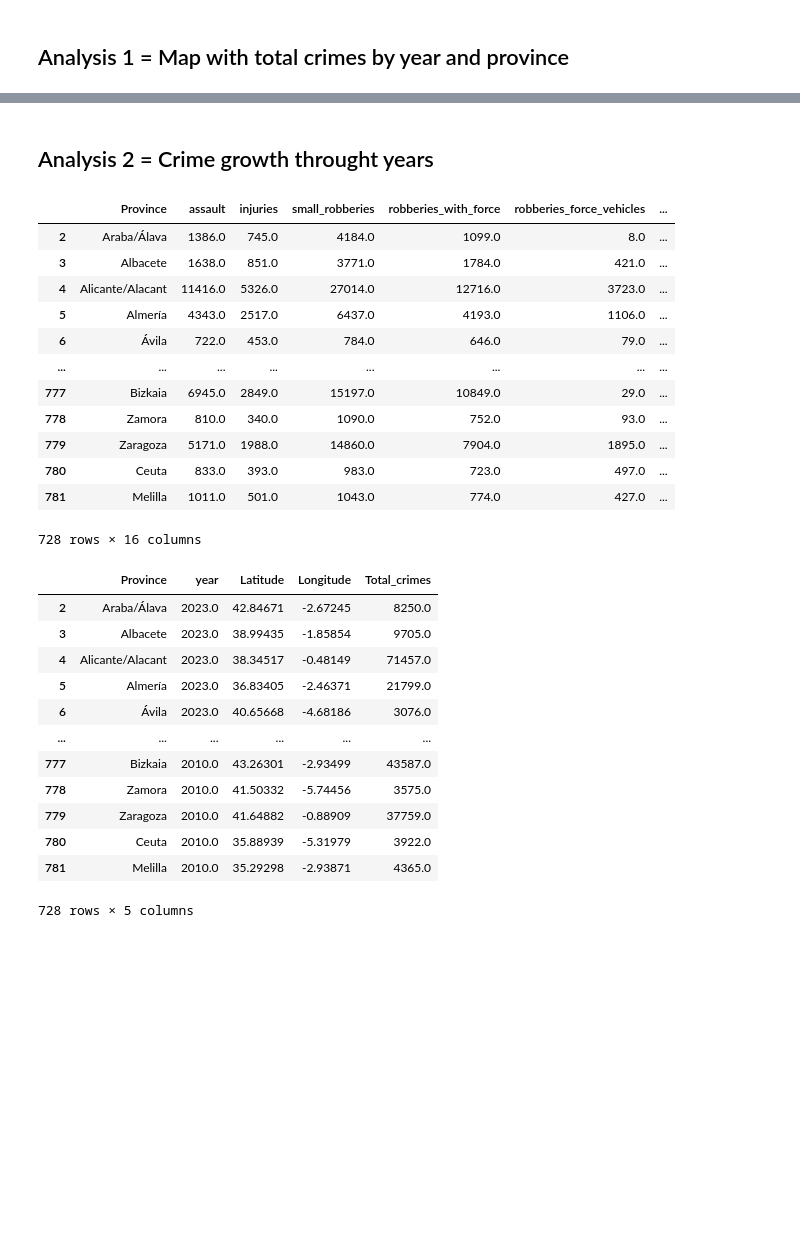
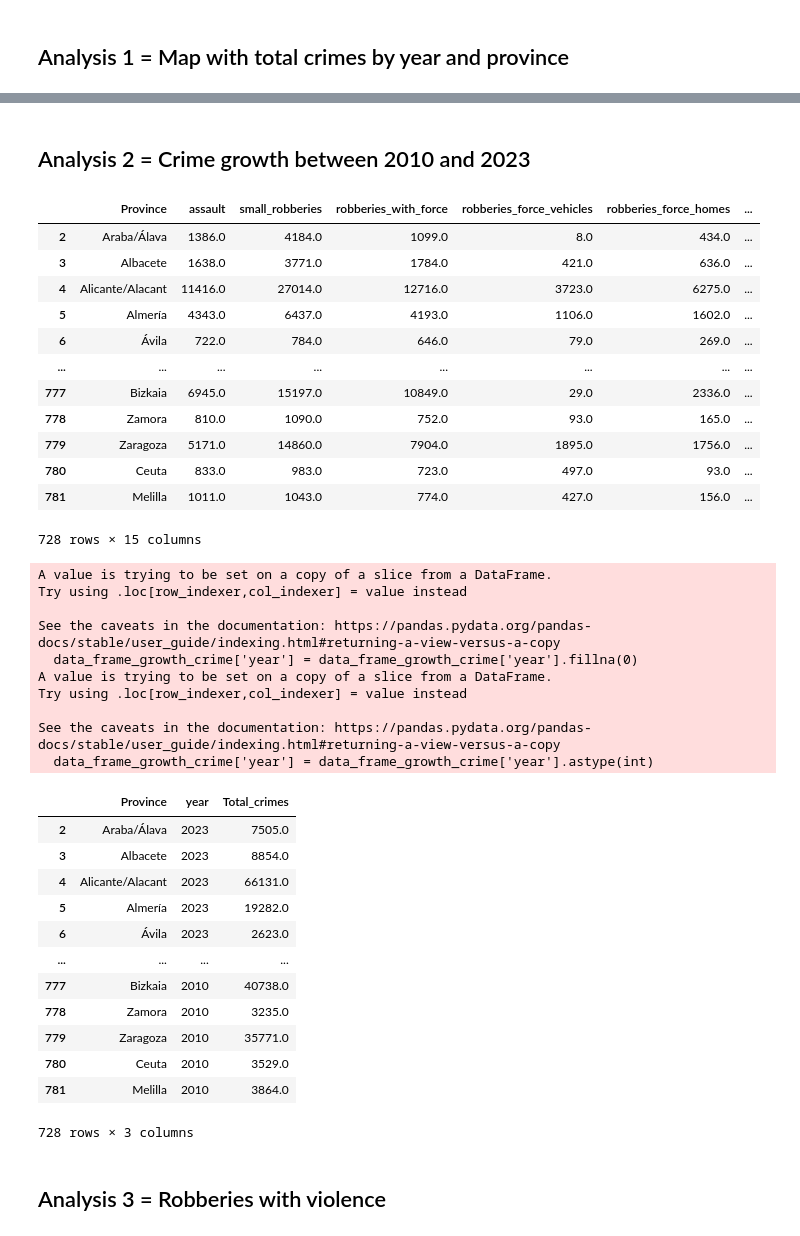
Before and after one commit to LuisHRF/Home-Insurance-Study-Project, a Jupyter notebook: main.ipynb, the cells around one changed output, grey strips where cells are left out. Cells and saved outputs as stored; diff of their text form; code cells hidden in the pictures; blank space fills up the shorter version.

```diff
--- a/main.ipynb
+++ b/main.ipynb
@@ -144,3 +153,7 @@ data_clean_years.columns = translate_columns(data_clean_years.columns)
 values_to_remove = ['    Total Nacional', '    En el extranjero','    Desconocida']
 
 data_clean_years = drop_specific_rows(data_clean_years, 'Province', values_to_remove)
+
+data_clean_years = data_clean_years.drop([' injuries'], axis=1)
+
+data_clean_years
@@ -193,7 +205,7 @@ Index(['Province', ' assault', ' injuries', 'small_robberies',
 # Crear un data_frame más ajustado para el mapa
 # Primero, crear una columna de crímenes totales por provincia
 data_total_crimes = data_coordinates_total.copy()
-data_total_crimes['Total_crimes'] = data_coordinates_total[[' assault', ' injuries', 'small_robberies',
+data_total_crimes['Total_crimes'] = data_coordinates_total[[' assault', 'small_robberies',
        'robberies_with_force', 'robberies_force_vehicles',
        'robberies_force_homes', 'robberies_force_stores',
        'robberies_violence_intimidation', 'robberies_violence_publicways',
@@ -251,38 +277,52 @@ data_pivot_map.head(5)
 # %%
 data_pivot_map.to_csv('data_pivot_map.csv', index = False)
 # %% [markdown]
-## Analysis 2 = Crime growth throught years
+## Analysis 2 = Crime growth between 2010 and 2023
 # %%
 data_total_crimes
 # %% [output]
-|  | Province | assault | injuries | small_robberies | robberies_with_force | robberies_force_vehicles | ... |
-| 2 | Araba/Álava | 1386.0 | 745.0 | 4184.0 | 1099.0 | 8.0 | ... |
-| 3 | Albacete | 1638.0 | 851.0 | 3771.0 | 1784.0 | 421.0 | ... |
-| 4 | Alicante/Alacant | 11416.0 | 5326.0 | 27014.0 | 12716.0 | 3723.0 | ... |
-| 5 | Almería | 4343.0 | 2517.0 | 6437.0 | 4193.0 | 1106.0 | ... |
-| 6 | Ávila | 722.0 | 453.0 | 784.0 | 646.0 | 79.0 | ... |
+|  | Province | assault | small_robberies | robberies_with_force | robberies_force_vehicles | robberies_force_homes | ... |
+| 2 | Araba/Álava | 1386.0 | 4184.0 | 1099.0 | 8.0 | 434.0 | ... |
+| 3 | Albacete | 1638.0 | 3771.0 | 1784.0 | 421.0 | 636.0 | ... |
+| 4 | Alicante/Alacant | 11416.0 | 27014.0 | 12716.0 | 3723.0 | 6275.0 | ... |
+| 5 | Almería | 4343.0 | 6437.0 | 4193.0 | 1106.0 | 1602.0 | ... |
+| 6 | Ávila | 722.0 | 784.0 | 646.0 | 79.0 | 269.0 | ... |
 | ... | ... | ... | ... | ... | ... | ... | ... |
-| 777 | Bizkaia | 6945.0 | 2849.0 | 15197.0 | 10849.0 | 29.0 | ... |
-| 778 | Zamora | 810.0 | 340.0 | 1090.0 | 752.0 | 93.0 | ... |
-| 779 | Zaragoza | 5171.0 | 1988.0 | 14860.0 | 7904.0 | 1895.0 | ... |
-| 780 | Ceuta | 833.0 | 393.0 | 983.0 | 723.0 | 497.0 | ... |
-| 781 | Melilla | 1011.0 | 501.0 | 1043.0 | 774.0 | 427.0 | ... |
+| 777 | Bizkaia | 6945.0 | 15197.0 | 10849.0 | 29.0 | 2336.0 | ... |
+| 778 | Zamora | 810.0 | 1090.0 | 752.0 | 93.0 | 165.0 | ... |
+| 779 | Zaragoza | 5171.0 | 14860.0 | 7904.0 | 1895.0 | 1756.0 | ... |
+| 780 | Ceuta | 833.0 | 983.0 | 723.0 | 497.0 | 93.0 | ... |
+| 781 | Melilla | 1011.0 | 1043.0 | 774.0 | 427.0 | 156.0 | ... |
-728 rows × 16 columns
+728 rows × 15 columns
 # %%
 data_frame_growth_crime = data_total_crimes[['Province', 'year', 'Total_crimes']]
 
+data_frame_growth_crime['year'] = data_frame_growth_crime['year'].fillna(0)
+
+data_frame_growth_crime['year'] = data_frame_growth_crime['year'].astype(int)
+
 data_frame_growth_crime
 # %% [output]
+A value is trying to be set on a copy of a slice from a DataFrame.
+Try using .loc[row_indexer,col_indexer] = value instead
+
+See the caveats in the documentation: https://pandas.pydata.org/pandas-docs/stable/user_guide/indexing.html#returning-a-view-versus-a-copy
+  data_frame_growth_crime['year'] = data_frame_growth_crime['year'].fillna(0)
+A value is trying to be set on a copy of a slice from a DataFrame.
+Try using .loc[row_indexer,col_indexer] = value instead
+
+See the caveats in the documentation: https://pandas.pydata.org/pandas-docs/stable/user_guide/indexing.html#returning-a-view-versus-a-copy
+  data_frame_growth_crime['year'] = data_frame_growth_crime['year'].astype(int)
-|  | Province | year | Latitude | Longitude | Total_crimes |
-| 2 | Araba/Álava | 2023.0 | 42.84671 | -2.67245 | 8250.0 |
-| 3 | Albacete | 2023.0 | 38.99435 | -1.85854 | 9705.0 |
-| 4 | Alicante/Alacant | 2023.0 | 38.34517 | -0.48149 | 71457.0 |
-| 5 | Almería | 2023.0 | 36.83405 | -2.46371 | 21799.0 |
-| 6 | Ávila | 2023.0 | 40.65668 | -4.68186 | 3076.0 |
-| ... | ... | ... | ... | ... | ... |
-| 777 | Bizkaia | 2010.0 | 43.26301 | -2.93499 | 43587.0 |
-| 778 | Zamora | 2010.0 | 41.50332 | -5.74456 | 3575.0 |
-| 779 | Zaragoza | 2010.0 | 41.64882 | -0.88909 | 37759.0 |
-| 780 | Ceuta | 2010.0 | 35.88939 | -5.31979 | 3922.0 |
-| 781 | Melilla | 2010.0 | 35.29298 | -2.93871 | 4365.0 |
+|  | Province | year | Total_crimes |
+| 2 | Araba/Álava | 2023 | 7505.0 |
+| 3 | Albacete | 2023 | 8854.0 |
+| 4 | Alicante/Alacant | 2023 | 66131.0 |
+| 5 | Almería | 2023 | 19282.0 |
+| 6 | Ávila | 2023 | 2623.0 |
+| ... | ... | ... | ... |
+| 777 | Bizkaia | 2010 | 40738.0 |
+| 778 | Zamora | 2010 | 3235.0 |
+| 779 | Zaragoza | 2010 | 35771.0 |
+| 780 | Ceuta | 2010 | 3529.0 |
+| 781 | Melilla | 2010 | 3864.0 |
-728 rows × 5 columns
+728 rows × 3 columns
@@ -288,0 +331,2 @@ data_frame_growth_crime
+# %% [markdown]
+## Analysis 3 = Robberies with violence
```
Also changed, not shown: parts of 15 cells of this notebook, 4 other files.
